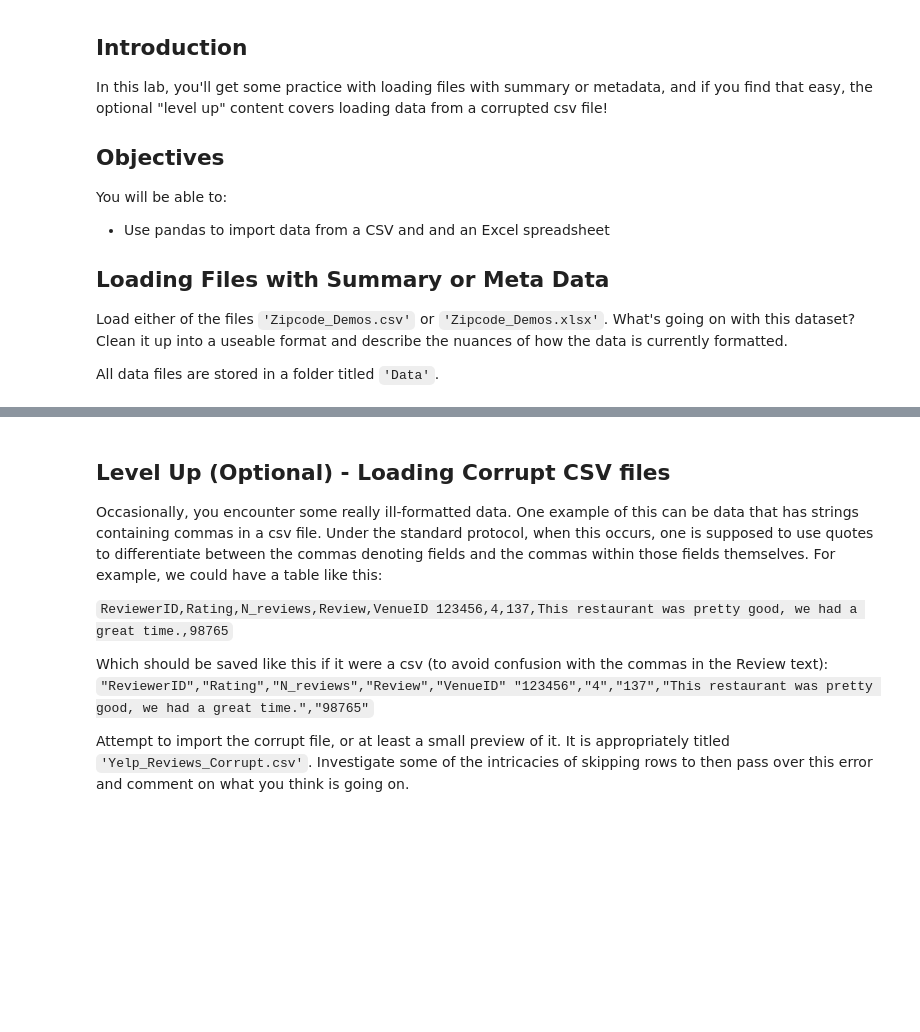
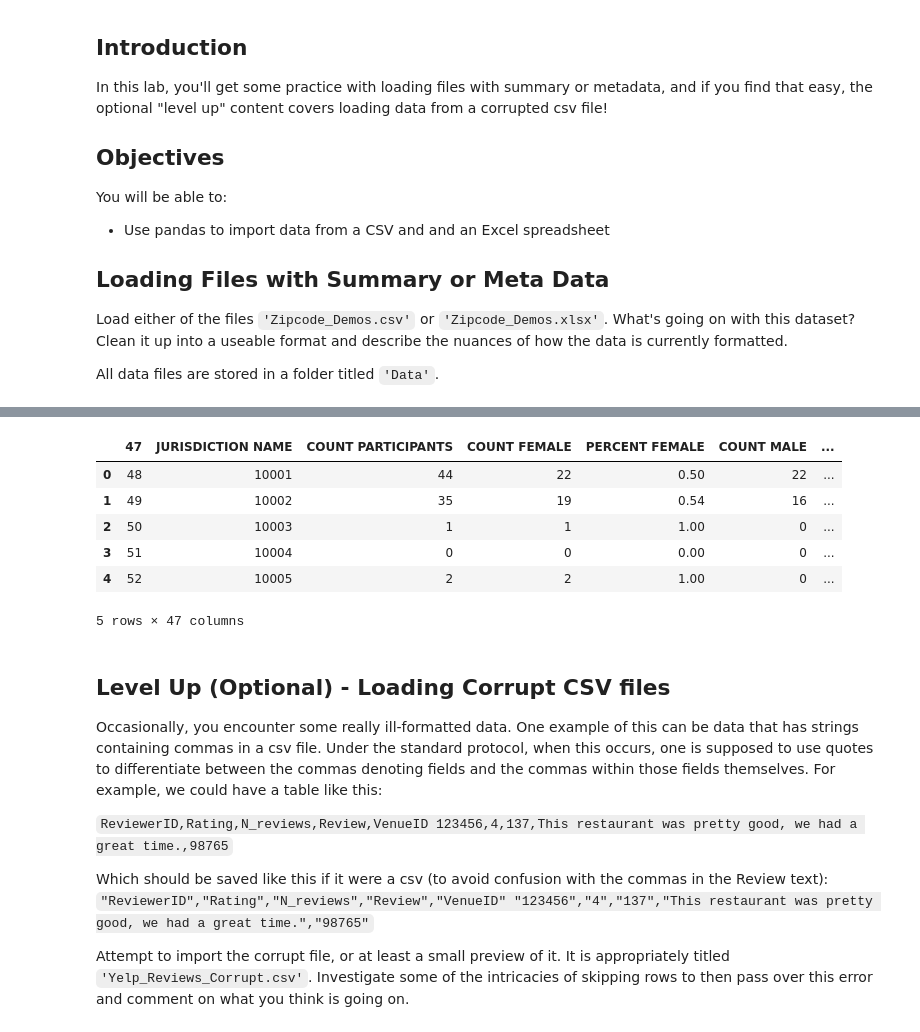
Before and after one commit to dendar/dsc-importing-data-using-pandas-lab, a Jupyter notebook: index.ipynb, the cells around one changed output, grey strips where cells are left out. Drawn from its saved outputs; the diff is of its cells as text; code cells hidden in the pictures; blank space fills up the shorter version.

```diff
--- a/index.ipynb
+++ b/index.ipynb
@@ -39,3 +62,14 @@ df.head()
+# %%
+df2 = pd.read_csv('Data/Zipcode_Demos.csv', skiprows=47)
+df2.head()
+# %% [output]
+|  | 47 | JURISDICTION NAME | COUNT PARTICIPANTS | COUNT FEMALE | PERCENT FEMALE | COUNT MALE | ... |
+| 0 | 48 | 10001 | 44 | 22 | 0.50 | 22 | ... |
+| 1 | 49 | 10002 | 35 | 19 | 0.54 | 16 | ... |
+| 2 | 50 | 10003 | 1 | 1 | 1.00 | 0 | ... |
+| 3 | 51 | 10004 | 0 | 0 | 0.00 | 0 | ... |
+| 4 | 52 | 10005 | 2 | 2 | 1.00 | 0 | ... |
+5 rows × 47 columns
 # %% [markdown]
 ## Level Up (Optional) - Loading Corrupt CSV files
 
```
Also changed, not shown: parts of 11 cells of this notebook.
